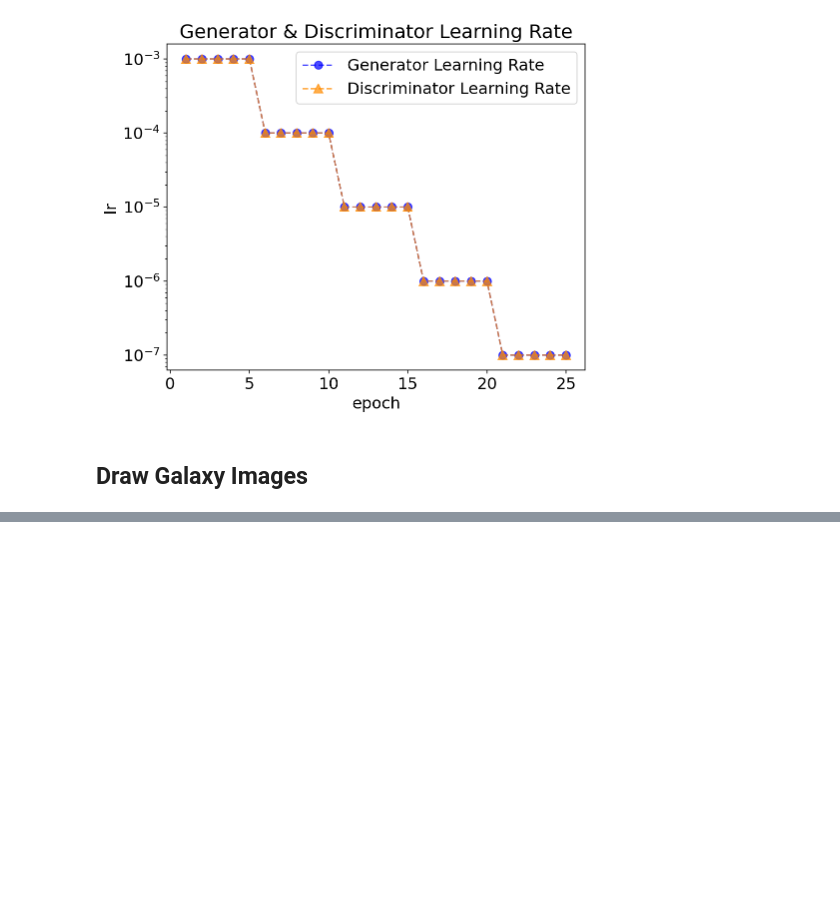
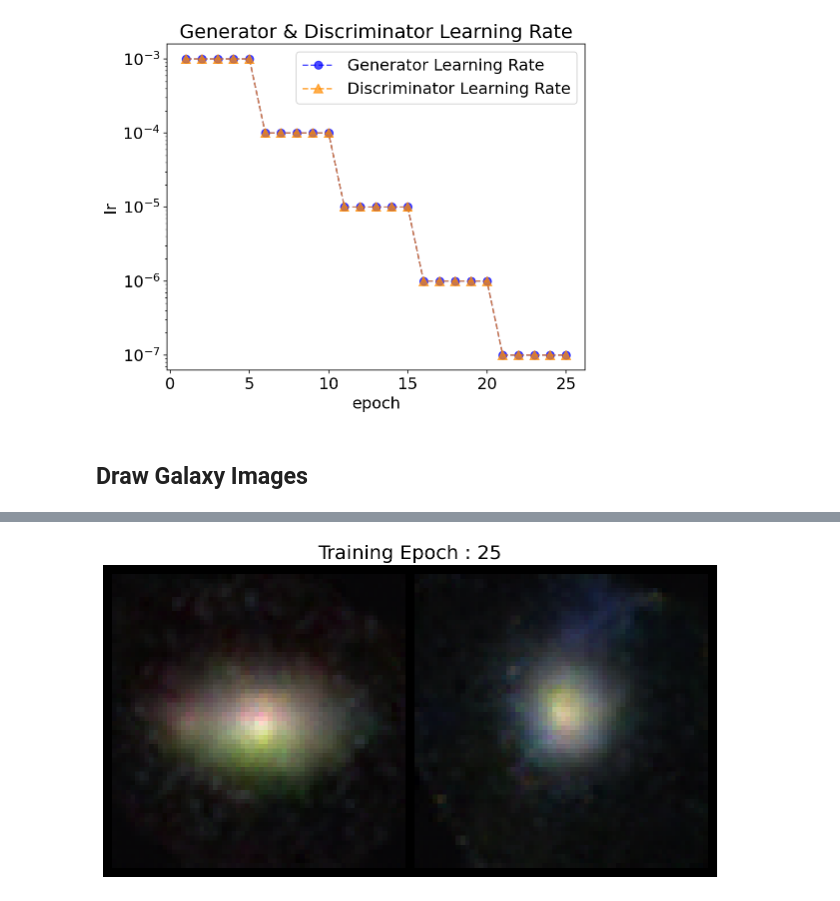
Before and after one commit to hungjinh/GalaxyZooGenerator, a Jupyter notebook: notebooks/[best model] dcgan.ipynb, the cells around one changed output, grey strips where cells are left out. Saved outputs shown, nothing was run; the diff lists cells and outputs as text; code cells hidden in the pictures; blank space fills up the shorter version.

```diff
--- a/notebooks/[best model] dcgan.ipynb
+++ b/notebooks/[best model] dcgan.ipynb
@@ -163,0 +165,14 @@ plt.tight_layout()
+# %%
+Ngals = 2
+epochID = 24
+nrow = 1
+img_grid = generator.gen_galaxy(Ngals, epochID, nrow=nrow)
+
+# ------ plots ------
+fig = plt.figure( figsize=(5*(Ngals//nrow), 5.1*nrow) )
+plt.axis("off")
+plt.imshow(img_grid)
+plt.title(f'Training Epoch : {epochID+1}')
+plt.tight_layout()
+# %% [output]
+[figure, added]
```
Also changed, not shown: parts of 8 cells of this notebook, 3 other files.
